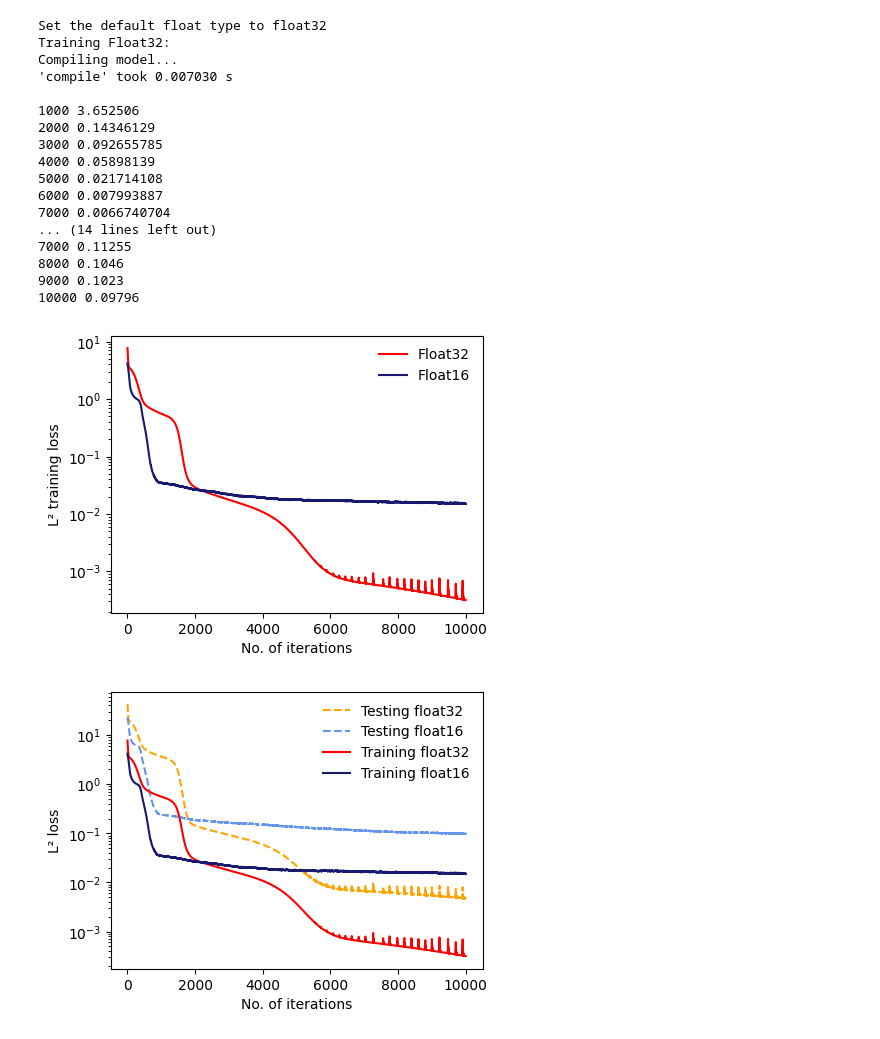
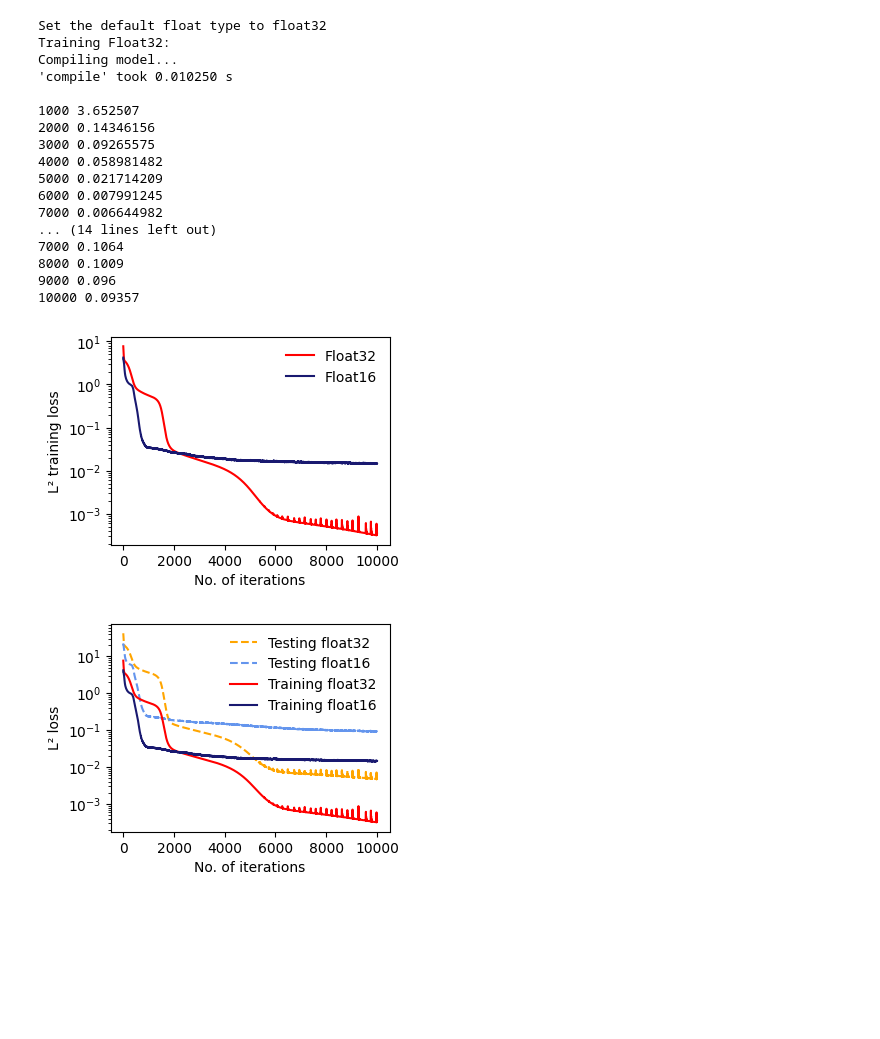
Before and after one commit to lu-group/mixed-precision-sciml, a Jupyter notebook: training-phases-plots/training-phases-float16-vs-float32-tf.ipynb, the cells around one changed output. Drawn from its saved outputs; the diff is of its cells as text; code cells hidden in the pictures; blank space fills up the shorter version.

Commit message:
make text bigger on plots

```diff
--- a/training-phases-plots/training-phases-float16-vs-float32-tf.ipynb
+++ b/training-phases-plots/training-phases-float16-vs-float32-tf.ipynb
@@ -104,7 +105,8 @@ Enable just-in-time compilation with XLA.
 seed = 3
 loss_test_32, loss_test_16, loss_train_32, loss_train_16 = test(seed)
 x = [i for i in range(len(loss_test_32))]
-plt.figure(figsize=(4.8,3.6))
+#plt.figure(figsize=(4.8,3.6))
+plt.figure(figsize=(3.6,2.7))
 plt.xlabel('No. of iterations')
 plt.ylabel('L² training loss')
 plt.yscale('log')
@@ -121,35 +123,36 @@ plt.show()
 Set the default float type to float32
 Training Float32:
 Compiling model...
-'compile' took 0.007030 s
+'compile' took 0.010250 s
 
-1000 3.652506
-2000 0.14346129
-3000 0.092655785
-4000 0.05898139
-5000 0.021714108
-6000 0.007993887
-7000 0.0066740704
+1000 3.652507
+2000 0.14346156
+3000 0.09265575
+4000 0.058981482
+5000 0.021714209
+6000 0.007991245
+7000 0.006644982
 ... (14 lines left out)
-7000 0.11255
-8000 0.1046
-9000 0.1023
-10000 0.09796
+7000 0.1064
+8000 0.1009
+9000 0.096
+10000 0.09357
-[figure, old version]
+[figure, new version]
 # %%
 x = [i for i in range(len(loss_test_32))]
-plt.figure(figsize=(4.8,3.6))
+#plt.figure(figsize=(4.8,3.6))
+plt.figure(figsize=(3.6,2.7))
 plt.xlabel('No. of iterations')
 plt.ylabel('L² loss')
 plt.yscale('log')
 plt.plot(x, loss_test_32, label = "Testing float32", color = 'orange', linestyle='dashed')
 plt.plot(x, loss_test_16, label = "Testing float16", color = 'cornflowerblue', linestyle='dashed')
 plt.plot(x, loss_train_32, label = "Training float32", color = 'red')
 plt.plot(x, loss_train_16, label = "Training float16", color = 'midnightblue')
 # plt.plot(x, loss_train_32, label = "Float32", color = 'red')
 # plt.plot(x, loss_train_16, label = "Float16", color = 'midnightblue')
 plt.legend(loc='upper right', frameon = False)
 plt.savefig("phases-" + str(seed) + "-full.pdf", bbox_inches='tight')
 plt.show()
 # %% [output]
-[figure, old version]
+[figure, new version]
```
Also changed, not shown: parts of 2 cells of this notebook, 4 other files.
